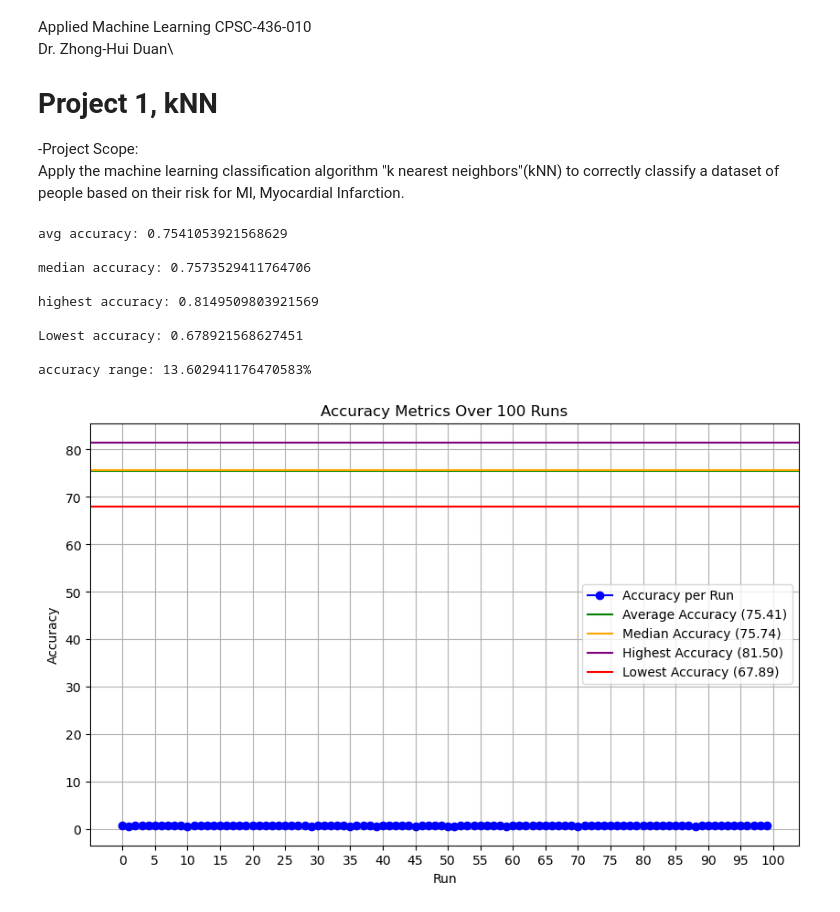
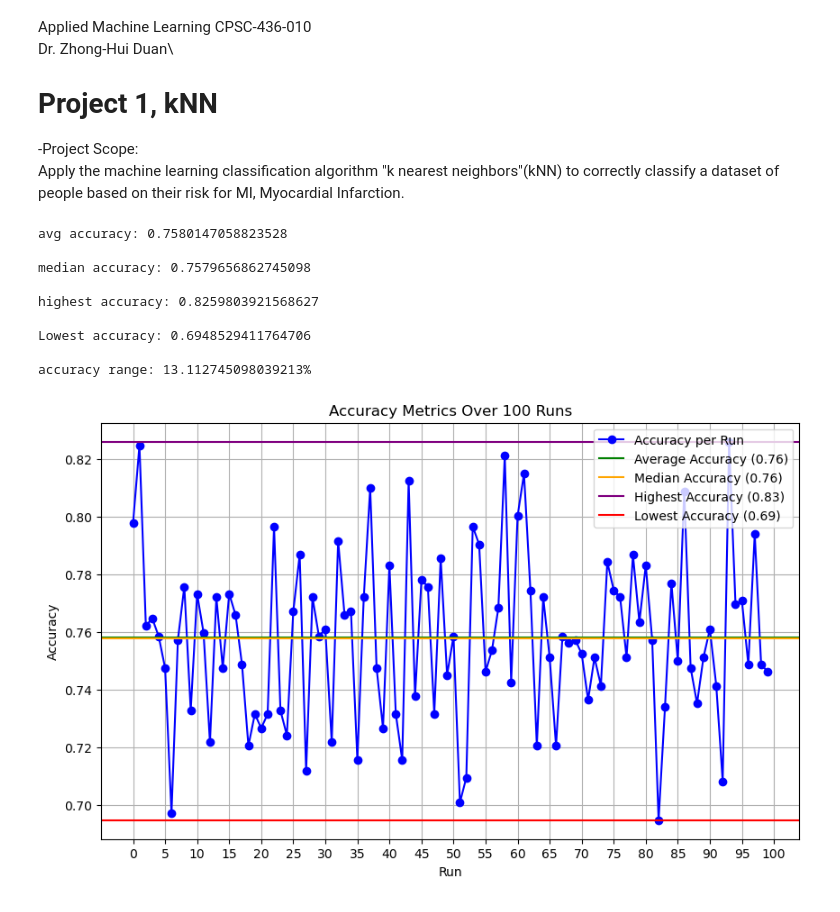
Before and after one commit to VeryBearyAndy/AML_P1_KNN, a Jupyter notebook: Project1_knn.ipynb, the cells around one changed output. Drawn from its saved outputs; the diff is of its cells as text; code cells hidden in the pictures.

```diff
--- a/Project1_knn.ipynb
+++ b/Project1_knn.ipynb
@@ -67,7 +67,7 @@ for x in range(100):
     # 1:ID, 2:income, 3:sex, 4:age 5:race, 6:edu, 7:dist, 8:syst, 9:pulse, 10:BMI, 11:HDL 12:trig, 13:LDL, 14:TChol, 15:Kidney, 16:diabetes, 17:smoke,
     # 18:active, 19:insured
     #                    1    2    3    4    5    6    7    8    9    10   11   12   13   14   15   16   17   18   19
-    weights = np.array([1.0, 0.0, 0.0, 1.0, 0.0, 0.0, 1.0, 1.0, 1.3, 0.0, 1.0, 1.5, 1.0, 1.0, 1.0, 1.0, 1.0, 2.0, 1.0])
+    weights = np.array([1.0, 0.0, 0.0, 1.0, 0.0, 0.0, 1.0, 1.0, 1.3, 0.0, 1.0, 1.5, 1.0, 1.5, 1.0, 1.0, 1.0, 2.0, 1.0])
 
     #clean wieghts
 #   weights = np.array([1.0, 1.0, 1.0, 1.0, 1.0, 1.0, 1.0, 1.0, 1.0, 1.0, 1.0, 1.0, 1.0, 1.0, 1.0, 1.0, 1.0, 1.0, 1.0])
@@ -97,39 +97,39 @@ print("highest accuracy: " + str(avgList['avg'].max()) + '\n')
 print("Lowest accuracy: " + str(avgList['avg'].min()) + '\n')
 print("accuracy range: " + str((avgList['avg'].max() - avgList['avg'].min()) * 100) + '%\n')
 
 
 # Plotting the accuracy values
 plt.figure(figsize=(10, 6))  # Set the figure size
 plt.plot(avgList.index, avgList['avg'], label='Accuracy per Run', marker='o', linestyle='-', color='blue')
 
 # Calculating the statistics
-average_accuracy = (avgList['avg'].mean()) * 100
-median_accuracy = (avgList['avg'].median()) * 100
-highest_accuracy = avgList['avg'].max()) * 100
+average_accuracy = avgList['avg'].mean()
+median_accuracy = avgList['avg'].median()
+highest_accuracy = avgList['avg'].max()
 lowest_accuracy = avgList['avg'].min()
 
 # Adding lines for average, median, highest, and lowest
 plt.axhline(y=average_accuracy, color='green', linestyle='-', label=f'Average Accuracy ({average_accuracy:.2f})')
 plt.axhline(y=median_accuracy, color='orange', linestyle='-', label=f'Median Accuracy ({median_accuracy:.2f})')
 plt.axhline(y=highest_accuracy, color='purple', linestyle='-', label=f'Highest Accuracy ({highest_accuracy:.2f})')
 plt.axhline(y=lowest_accuracy, color='red', linestyle='-', label=f'Lowest Accuracy ({lowest_accuracy:.2f})')
 
 plt.legend()
 plt.xlabel('Run')
 plt.ylabel('Accuracy')
 plt.title('Accuracy Metrics Over 100 Runs')
 plt.xticks(range(0, 101, 5))  # Adjust x-axis ticks if necessary
 plt.grid(True)  # Adds a grid for better readability
 
 plt.show()
 # %% [output]
-avg accuracy: 0.7541053921568629
+avg accuracy: 0.7580147058823528
 
-median accuracy: 0.7573529411764706
+median accuracy: 0.7579656862745098
 
-highest accuracy: 0.8149509803921569
+highest accuracy: 0.8259803921568627
 
-Lowest accuracy: 0.678921568627451
+Lowest accuracy: 0.6948529411764706
 
-accuracy range: 13.602941176470583%
+accuracy range: 13.112745098039213%
-[figure, old version]
+[figure, new version]
```
